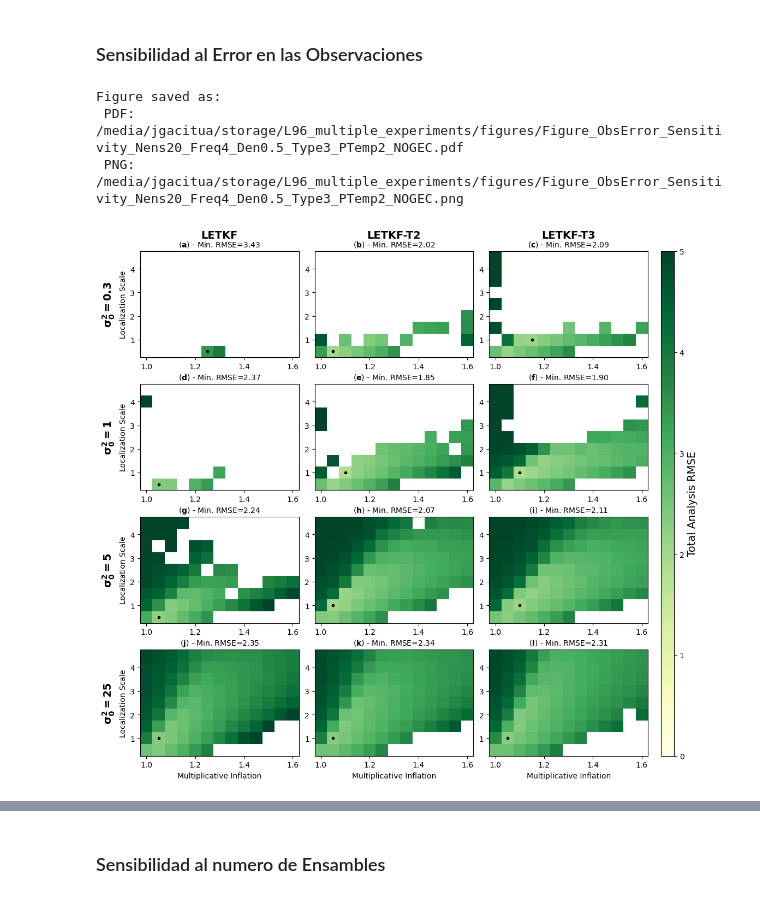
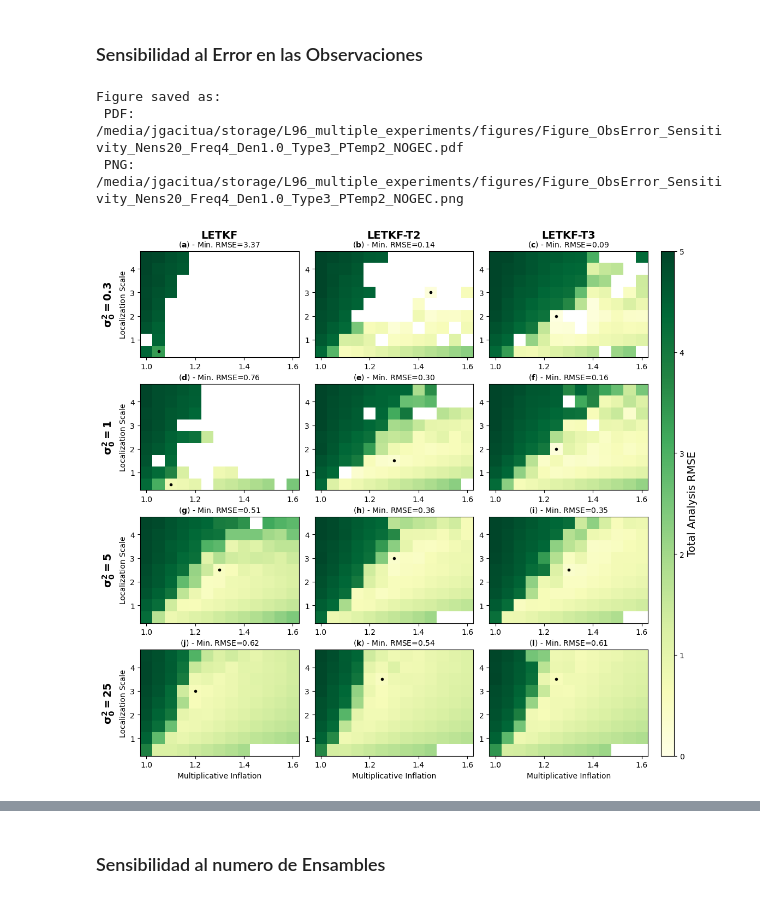
Before and after one commit to jgacituag/L96_multiple_experiments, a Jupyter notebook: codes_figures/test_plot.ipynb, the cells around one changed output, grey strips where cells are left out. Drawn from its saved outputs; the diff is of its cells as text; code cells hidden in the pictures.

```diff
--- a/codes_figures/test_plot.ipynb
+++ b/codes_figures/test_plot.ipynb
@@ -14,7 +14,7 @@ base_path  = r'/media/jgacitua/storage/L96_multiple_experiments/data/LETKF'
 output_dir = r'/media/jgacitua/storage/L96_multiple_experiments/figures'
 nens = 20
 freq = 4
-den = 0.5
+den = 1.0
 alpha = 2
 gec = '_NOGEC'
 fig, axes = plt.subplots(len(obs_errs), len(ntemps), figsize=(12, 12),
@@ -60,33 +60,33 @@ for i, obs in enumerate(obs_errs):
             panel_label = rf"$\bf{{{chr(97 + panel_label_counter)}}}$"
             ax.set_title(f"({panel_label}) - Min. RMSE={min_rmse:.2f}", fontsize=10)
             panel_label_counter += 1
 
             if j == 0:
                 ax.set_ylabel('Localization Scale', fontsize=10)
             if i == len(obs_errs) - 1:
                 ax.set_xlabel('Multiplicative Inflation', fontsize=10)
 
 for i, obs in enumerate(obs_errs):
     axes[i, 0].annotate(rf"$\bf{{\sigma^2_0 = {obs}}}$", xy=(-0.15, 0.5), xycoords='axes fraction',
                         rotation=90, va='center', ha='right', fontsize=14, weight='bold')
 for j, t in enumerate(ntemps):
     axes[0, j].annotate(labels[j], xy=(0.5, 1.15), xycoords='axes fraction',
                         va='center', ha='center', fontsize=14, weight='bold')
 cbar = fig.colorbar(im, cax=cbar_ax)
 cbar.set_label('Total Analysis RMSE', fontsize=14)
 
 os.makedirs(output_dir, exist_ok=True)
 figname = f"Figure_ObsError_Sensitivity_Nens{nens}_Freq{freq}_Den{den}_Type3_PTemp{alpha}{gec}"
 output_pdf = os.path.join(output_dir, f"{figname}.pdf")
 output_png = os.path.join(output_dir, f"{figname}.png")
 
 plt.savefig(output_pdf, dpi=300, bbox_inches='tight', format='pdf')
 plt.savefig(output_png, dpi=300, bbox_inches='tight', format='png')
 #plt.show()
 
 print(f"Figure saved as: \n PDF: {output_pdf} \n PNG: {output_png}")
 # %% [output]
 Figure saved as:
- PDF: /media/jgacitua/storage/L96_multiple_experiments/figures/Figure_ObsError_Sensitivity_Nens20_Freq4_Den0.5_Type3_PTemp2_NOGEC.pdf
- PNG: /media/jgacitua/storage/L96_multiple_experiments/figures/Figure_ObsError_Sensitivity_Nens20_Freq4_Den0.5_Type3_PTemp2_NOGEC.png
+ PDF: /media/jgacitua/storage/L96_multiple_experiments/figures/Figure_ObsError_Sensitivity_Nens20_Freq4_Den1.0_Type3_PTemp2_NOGEC.pdf
+ PNG: /media/jgacitua/storage/L96_multiple_experiments/figures/Figure_ObsError_Sensitivity_Nens20_Freq4_Den1.0_Type3_PTemp2_NOGEC.png
-[figure, old version]
+[figure, new version]
```
Also changed, not shown: parts of 3 cells of this notebook.
